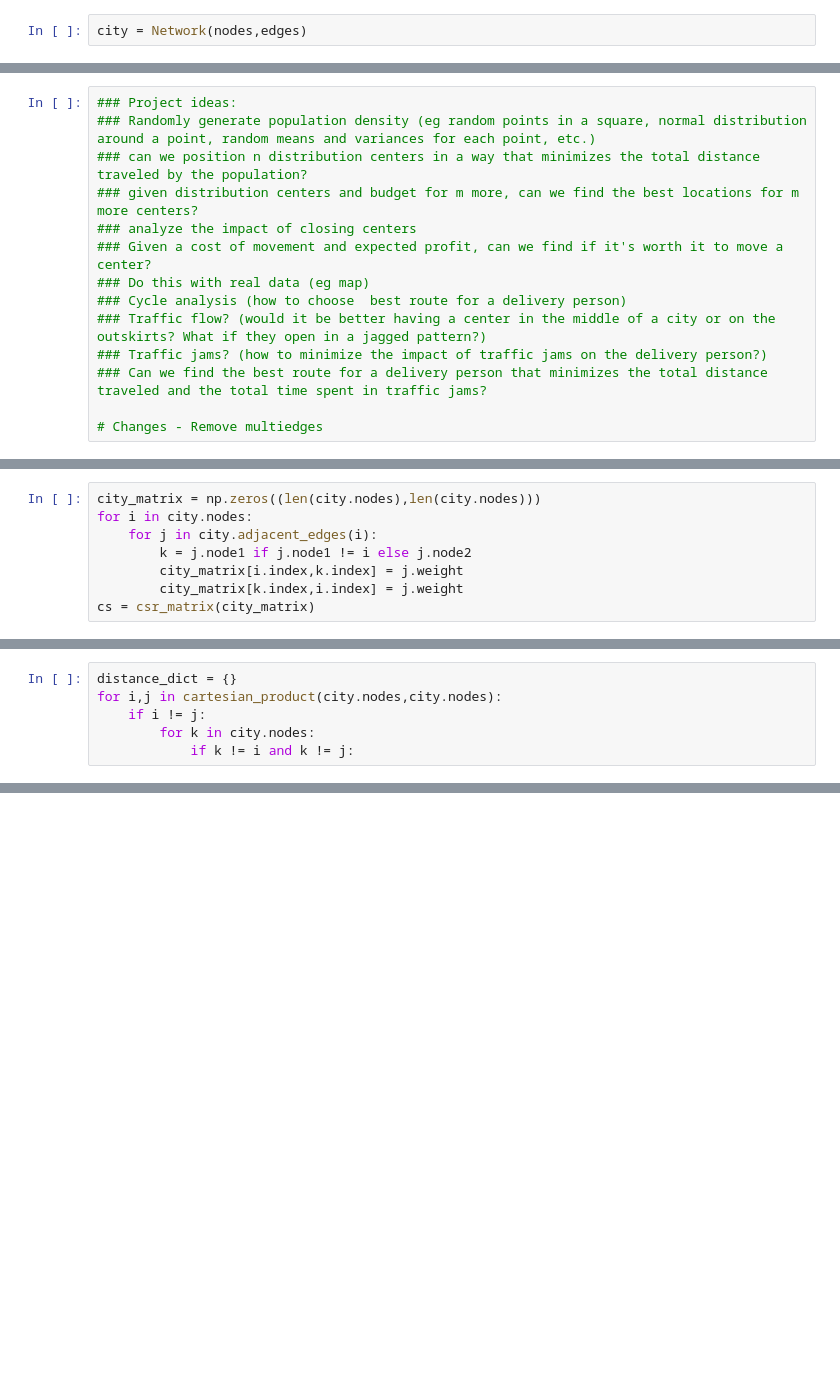
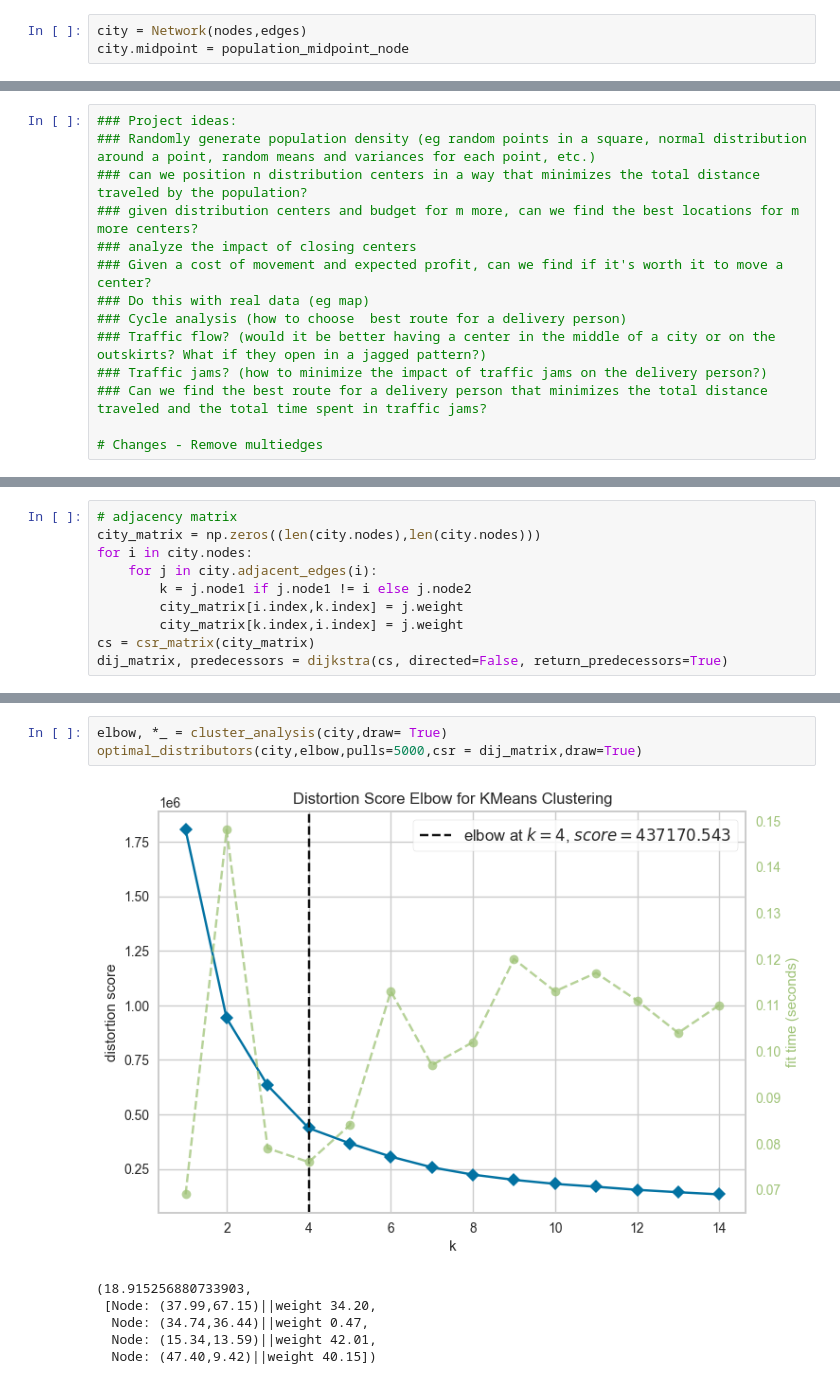
Before and after one commit to jmgpgit/Final-Project, a Jupyter notebook: src/population_distributions.ipynb, the cells around one changed output, grey strips where cells are left out. Drawn from its saved outputs; the diff is of its cells as text; blank space fills up the shorter version.

```diff
--- a/src/population_distributions.ipynb
+++ b/src/population_distributions.ipynb
@@ -112,6 +115,7 @@ for i in nodes:
     edges.extend(road_picker(i,neighbor_dict[i]))
 # %%
 city = Network(nodes,edges)
+city.midpoint = population_midpoint_node
 # %%
 len(city.nodes), len(city.edges)
 # %% [output]
@@ -149,6 +156,7 @@ from scipy.sparse.csgraph import floyd_warshall
 for i in city.nodes:
     i.index = city.nodes.index(i)
 # %%
+# adjacency matrix
 city_matrix = np.zeros((len(city.nodes),len(city.nodes)))
 for i in city.nodes:
     for j in city.adjacent_edges(i):
@@ -156,3 +164,4 @@ for i in city.nodes:
         city_matrix[i.index,k.index] = j.weight
         city_matrix[k.index,i.index] = j.weight
 cs = csr_matrix(city_matrix)
+dij_matrix, predecessors = dijkstra(cs, directed=False, return_predecessors=True)
@@ -172,6 +174,0 @@ y[0][0]
-# %%
-distance_dict = {}
-for i,j in cartesian_product(city.nodes,city.nodes):
-    if i != j:
-        for k in city.nodes:
-            if k != i and k != j:
@@ -177,0 +218,10 @@ for i,j in cartesian_product(city.nodes,city.nodes):
+# %%
+elbow, *_ = cluster_analysis(city,draw= True)
+optimal_distributors(city,elbow,pulls=5000,csr = dij_matrix,draw=True)
+# %% [output]
+[figure, added]
+(18.915256880733903,
+ [Node: (37.99,67.15)||weight 34.20,
+  Node: (34.74,36.44)||weight 0.47,
+  Node: (15.34,13.59)||weight 42.01,
+  Node: (47.40,9.42)||weight 40.15])
```
Also changed, not shown: parts of 8 cells of this notebook.
